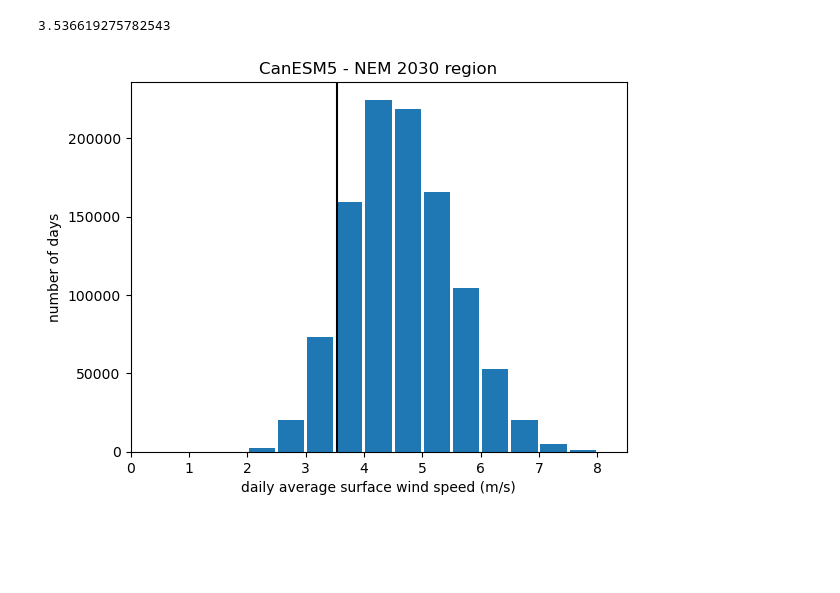
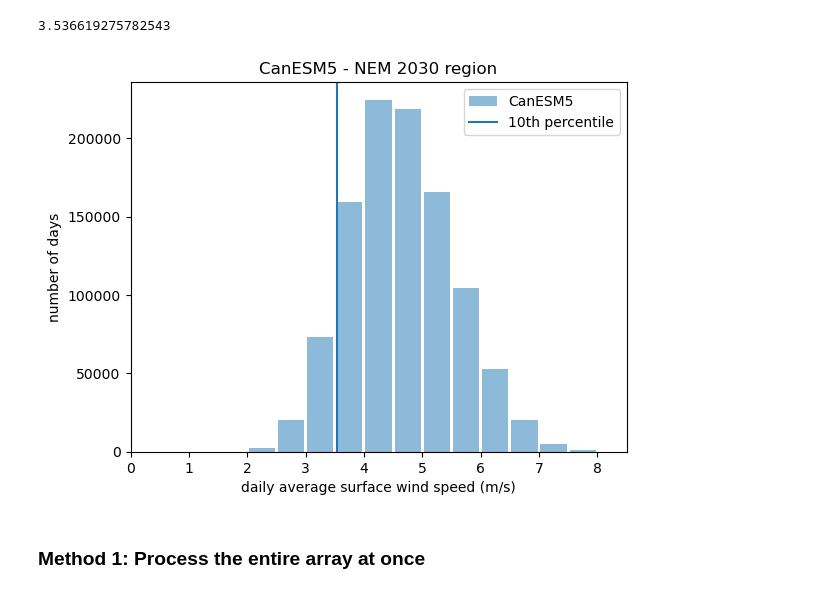
Before and after one commit to AusClimateService/unseen-projects, a Jupyter notebook: project-wind-drought/percentile.ipynb, the cells around one changed output. Saved outputs shown, nothing was run; the diff lists cells and outputs as text; code cells hidden in the pictures; blank space fills up the shorter version.

```diff
--- a/project-wind-drought/percentile.ipynb
+++ b/project-wind-drought/percentile.ipynb
@@ -52,14 +54,14 @@ print(pctl10)
 # %%
 bins = np.arange(0, 9.5, 0.5)
 # %%
-plt.hist(sfcWind_model_data, bins=bins, rwidth=0.9, label='CanESM5', alpha=0.5)
-plt.hist(sfcWind_obs_data, bins=bins, rwidth=0.9, label='BARRA-R2', alpha=0.5)
-plt.axvline(pctl10, color='black', label='10th percentile')
+plt.hist(sfcWind_model_data, bins=bins, rwidth=0.9, label='CanESM5', color='tab:blue', alpha=0.5)
+#plt.hist(sfcWind_obs_data, bins=bins, rwidth=0.9, label='BARRA-R2', alpha=0.5)
+plt.axvline(pctl10, color='tab:blue', label='10th percentile')
 plt.xlabel('daily average surface wind speed (m/s)')
 plt.ylabel('number of days')
 plt.title('CanESM5 - NEM 2030 region')
 plt.xlim(0, 8.5)
 plt.legend()
 plt.show()
 # %% [output]
-[figure, old version]
+[figure, new version]
@@ -65,0 +72,2 @@ plt.show()
+# %% [markdown]
+### Method 1: Process the entire array at once
```
Also changed, not shown: parts of 21 cells of this notebook, 2 other files.
